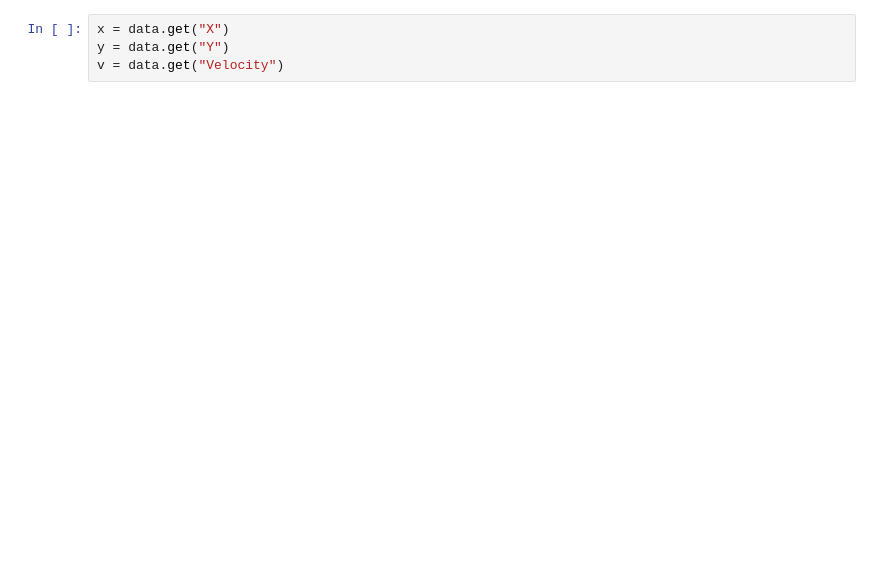
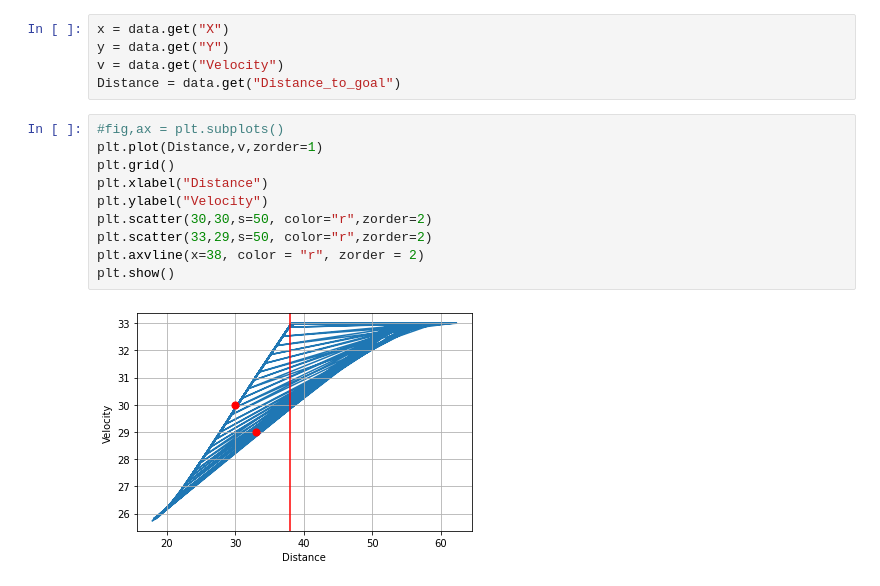
Before and after one commit to Holycarota/Math111A_Model, a Jupyter notebook: Output_Analysis.ipynb, the cells around one changed output. Cells and saved outputs as stored; diff of their text form; blank space fills up the shorter version.

Commit message:
Updated with image on python

```diff
--- a/Output_Analysis.ipynb
+++ b/Output_Analysis.ipynb
@@ -28,3 +30,16 @@ data
 x = data.get("X")
 y = data.get("Y")
 v = data.get("Velocity")
+Distance = data.get("Distance_to_goal")
+# %%
+#fig,ax = plt.subplots()
+plt.plot(Distance,v,zorder=1)
+plt.grid()
+plt.xlabel("Distance")
+plt.ylabel("Velocity")
+plt.scatter(30,30,s=50, color="r",zorder=2)
+plt.scatter(33,29,s=50, color="r",zorder=2)
+plt.axvline(x=38, color = "r", zorder = 2)
+plt.show()
+# %% [output]
+[figure, added]
```
Also changed, not shown: parts of 4 cells of this notebook, 3 other files.
